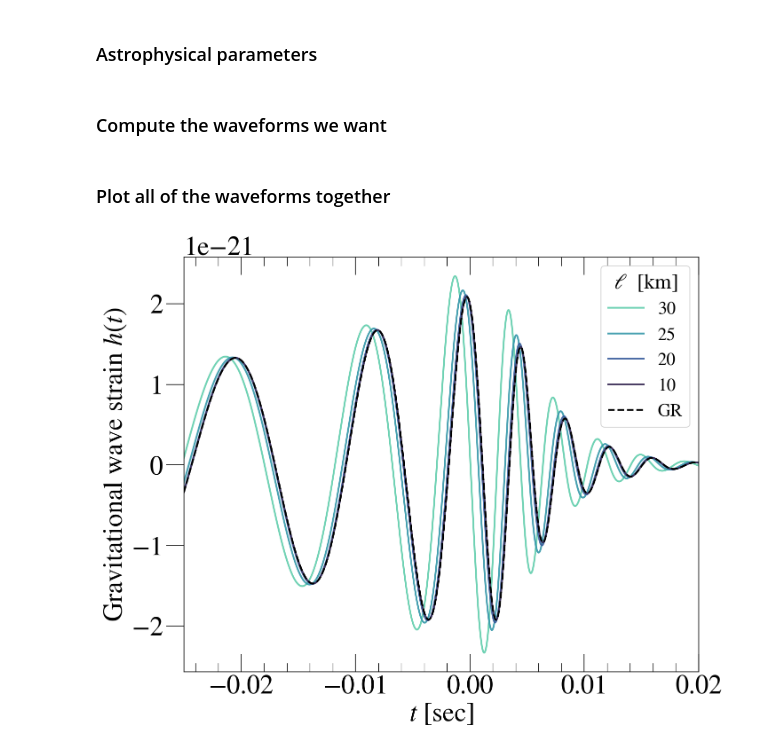
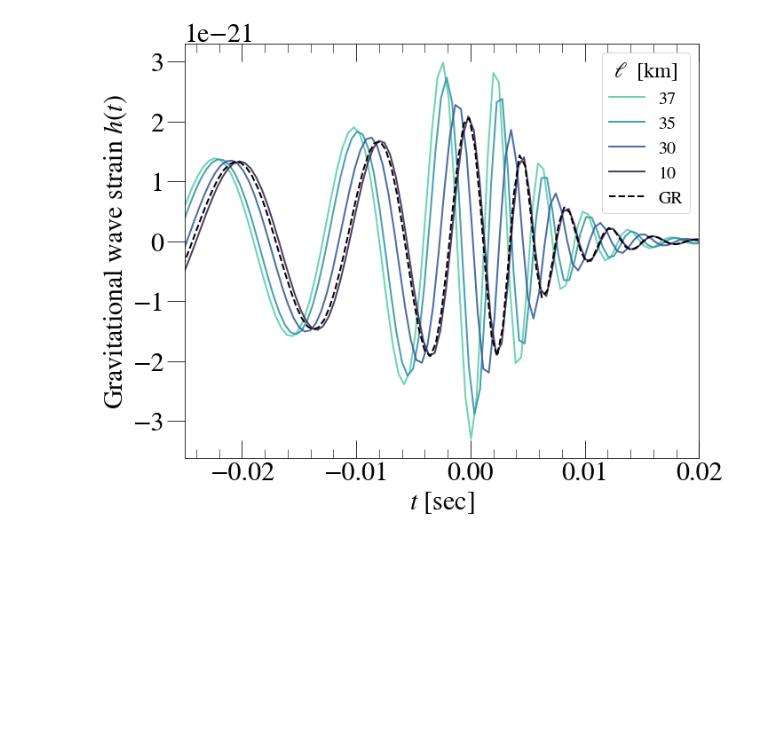
Before and after one commit to mariaokounkova/BeyondGRAnalysis, a Jupyter notebook: PlotWaveforms.ipynb, the cells around one changed output. Saved outputs shown, nothing was run; the diff lists cells and outputs as text; code cells hidden in the pictures; blank space fills up the shorter version.

```diff
--- a/PlotWaveforms.ipynb
+++ b/PlotWaveforms.ipynb
@@ -97,2 +34,0 @@ def ReadExtrapolatedModes(file, mass_msun, dist_kpc, theta, phi):
-# %% [markdown]
-### Astrophysical parameters
@@ -109,42 +35,35 @@ phi = 0
-# %% [markdown]
-### Compute the waveforms we want
-# %%
-## NR waveforms
-
-time, h_plus, h_cross = ReadExtrapolatedModes('Waveforms/Lev2/dCS_Strain_0p0.h5', \
-                                                 mass_msun, dist_kpc, theta, phi)
-# %% [markdown]
-### Plot all of the waveforms together
 # %%
 plt.figure(figsize=(10, 8))
 
-#ell_arr = [0.1, 0.2, 0.25, 0.3]
-ell_arr = [0.3, 0.25, 0.2, 0.1]
+params_dict = {'dist_mpc' : 400.0, 'mass' : 68.0, 'theta' : pi, 'phi' : 0, 'dt' : 1.0/2048}
+
+ell_arr = [0.37, 0.35, 0.3, 0.1]
 cs = sns.color_palette('mako_r', n_colors=len(ell_arr))
 
+## dCS strains
 for ell, c in zip(ell_arr, cs):
 
     name = str(ell).replace('.', 'p')
-    file = 'Waveforms/Lev2/dCS_Strain_' + name + '.h5'
+    file = 'Waveforms/Lev5/dCS_Strain_' + name + '.h5'
 
     ## Get physical value for ell
-    phys_ell_km = ell * mass_msun * const.G /(const.c**2) / 1000
+    phys_ell_km = EllinKm(name, params_dict['mass'])
 
-    time, h_plus, h_cross = ReadExtrapolatedModes(file, mass_msun, dist_kpc, theta, phi)
-    plt.plot(time, h_plus, lw=2.0, label=int(phys_ell_km.value), color=c, alpha=0.9)
+    time, h_plus, h_cross, h_amp = ReadExtrapolatedModes(file, params_dict)
+    plt.plot(time, h_plus, lw=2.0, label=int(phys_ell_km), color=c, alpha=0.9)
 
-time, h_plus, h_cross = ReadExtrapolatedModes('Waveforms/Lev2/BackgroundStrain.h5', mass_msun, dist_kpc, theta, phi)
+## GR strain
+time, h_plus, h_cross, h_amp = ReadExtrapolatedModes('Waveforms/Lev2/BackgroundStrain.h5', params_dict)
 plt.plot(time, h_plus, lw=2.0, ls='--', label='GR', color='black')
 
 plt.xlim(-0.025, 0.02)
-#plt.ylim(1.5e-21, 2.5e-21)
+
 plt.xlabel('$t$ [sec]', fontsize=30)
 plt.ylabel('Gravitational wave strain $h(t)$', fontsize=30)
 legend = plt.legend(title='$\ell$  [km]', fontsize=20)
 plt.setp(legend.get_title(),fontsize=24)
-#plt.grid()
 plt.tight_layout()
 plt.savefig('dCSWaveforms.pdf')
 plt.show()
 # %% [output]
-[figure, old version]
+[figure, new version]
```
Also changed, not shown: parts of 7 cells of this notebook, 1 other file.
